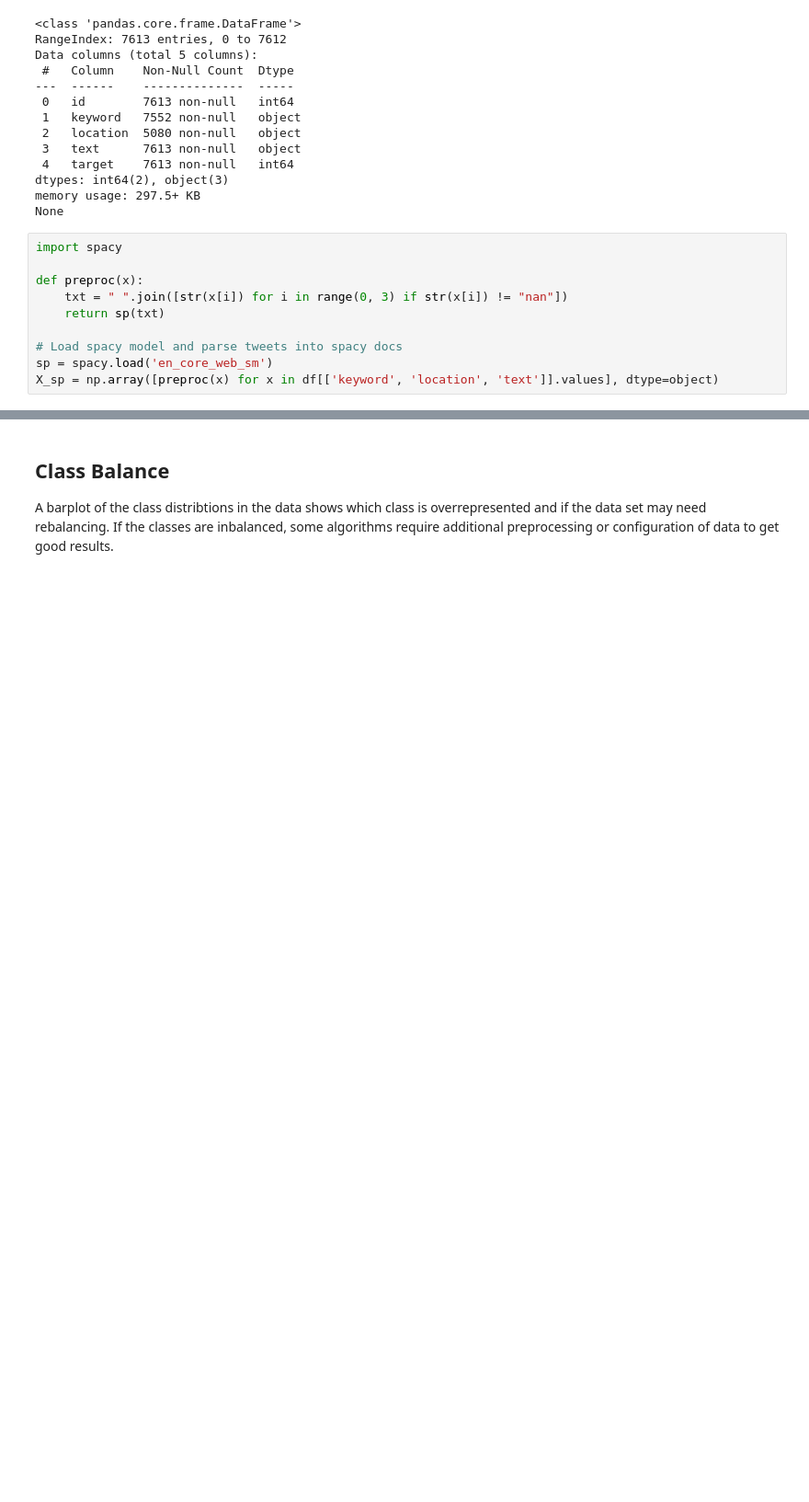
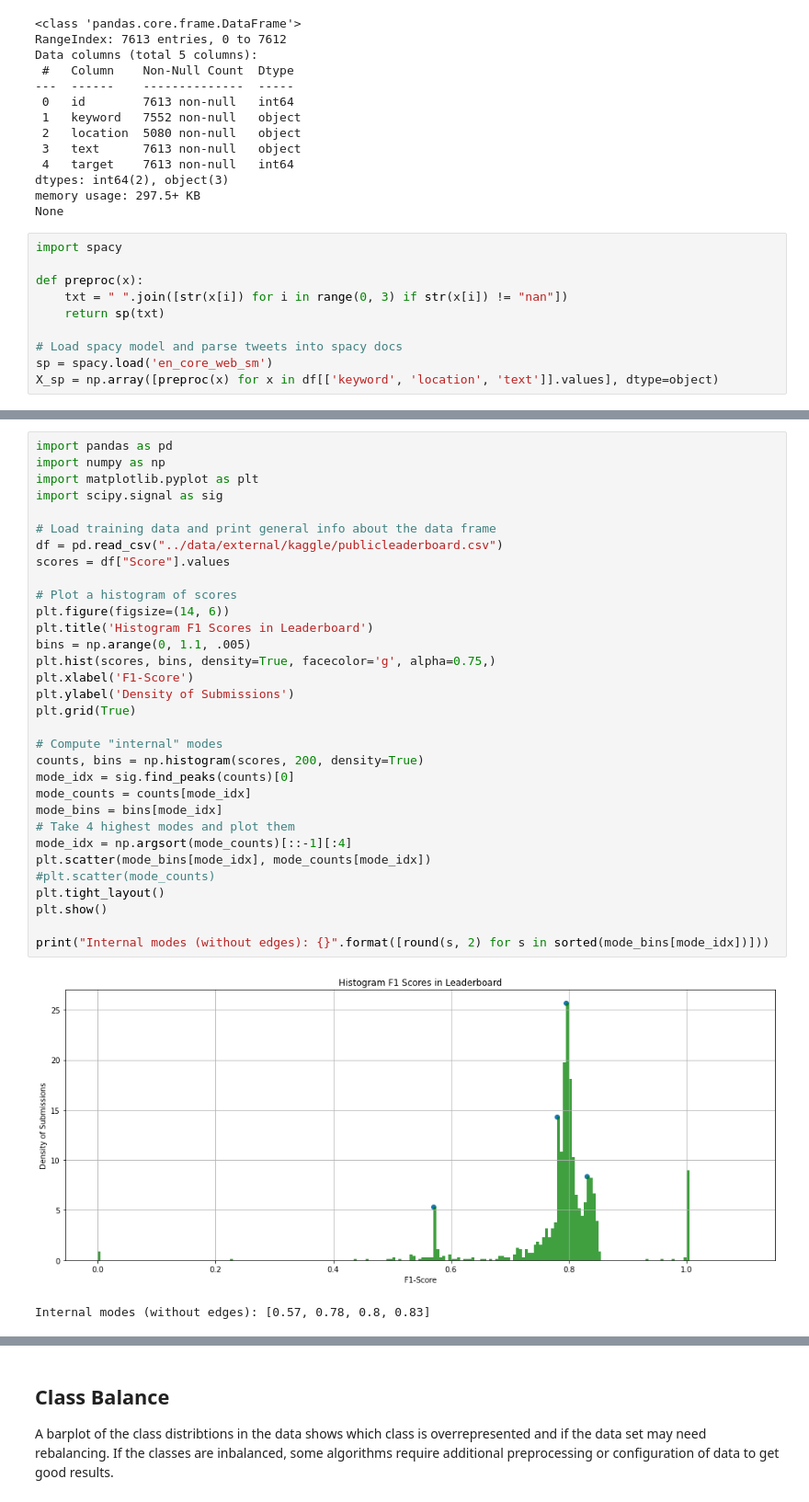
Before and after one commit to cakiki/disaster-tweets, a Jupyter notebook: notebooks/initial_data_exploration.ipynb, the cells around one changed output, grey strips where cells are left out. Shown: that part at 92% size. Drawn from its saved outputs; the diff is of its cells as text; blank space fills up the shorter version.

Commit message:
Added leaderboard dataset and evaluation to exploration nb

```diff
--- a/notebooks/initial_data_exploration.ipynb
+++ b/notebooks/initial_data_exploration.ipynb
@@ -34,0 +38,35 @@ X_sp = np.array([preproc(x) for x in df[['keyword', 'location', 'text']].values]
+# %%
+import pandas as pd
+import numpy as np
+import matplotlib.pyplot as plt
+import scipy.signal as sig
+
+# Load training data and print general info about the data frame
+df = pd.read_csv("../data/external/kaggle/publicleaderboard.csv")
+scores = df["Score"].values
+
+# Plot a histogram of scores
+plt.figure(figsize=(14, 6))
+plt.title('Histogram F1 Scores in Leaderboard')
+bins = np.arange(0, 1.1, .005)
+plt.hist(scores, bins, density=True, facecolor='g', alpha=0.75,)
+plt.xlabel('F1-Score')
+plt.ylabel('Density of Submissions')
+plt.grid(True)
+
+# Compute "internal" modes
+counts, bins = np.histogram(scores, 200, density=True)
+mode_idx = sig.find_peaks(counts)[0]
+mode_counts = counts[mode_idx]
+mode_bins = bins[mode_idx]
+# Take 4 highest modes and plot them
+mode_idx = np.argsort(mode_counts)[::-1][:4]
+plt.scatter(mode_bins[mode_idx], mode_counts[mode_idx])
+#plt.scatter(mode_counts)
+plt.tight_layout()
+plt.show()
+
+print("Internal modes (without edges): {}".format([round(s, 2) for s in sorted(mode_bins[mode_idx])]))
+# %% [output]
+[figure, added]
+Internal modes (without edges): [0.57, 0.78, 0.8, 0.83]
```
Also changed, not shown: parts of 2 cells of this notebook, 1 other file.
